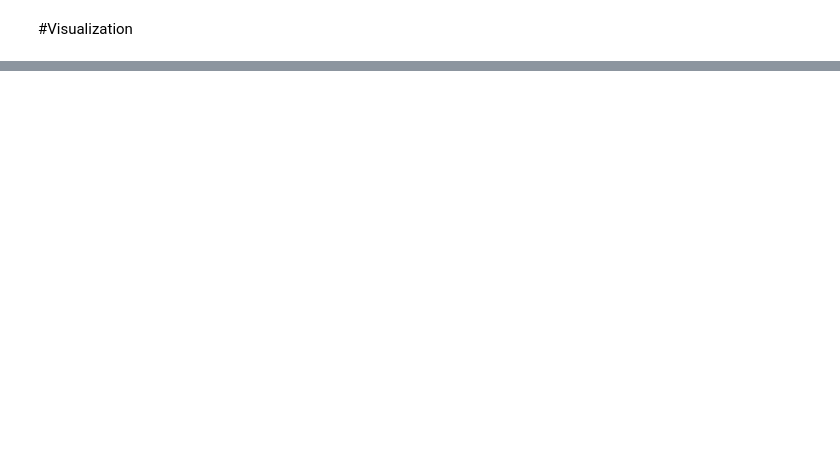
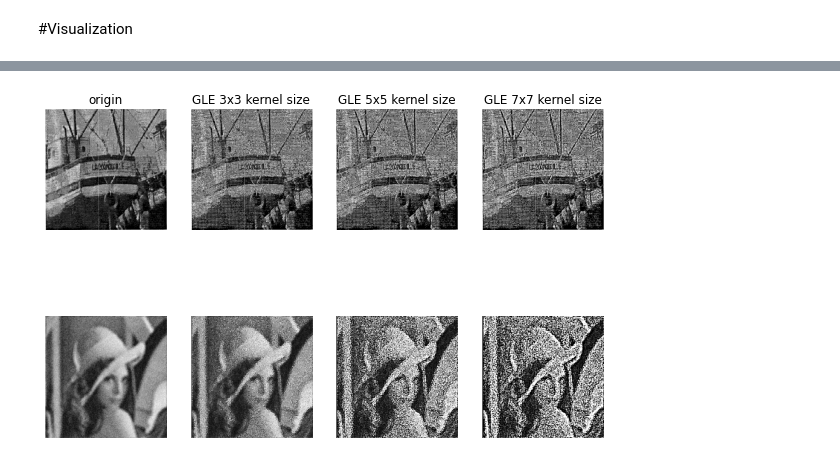
Before and after one commit to phamgialinhlx/robust-nonlinear-constract-enhancement-filters, a Jupyter notebook: ROBUST_NONLINEAR_CONTRAST_ENHANCEiMENT_FILTERS.ipynb, the cells around one changed output, grey strips where cells are left out. Drawn from its saved outputs; the diff is of its cells as text; code cells hidden in the pictures; blank space fills up the shorter version.

```diff
--- a/ROBUST_NONLINEAR_CONTRAST_ENHANCEiMENT_FILTERS.ipynb
+++ b/ROBUST_NONLINEAR_CONTRAST_ENHANCEiMENT_FILTERS.ipynb
@@ -237,0 +235,11 @@ visualize(2, 3, [girlGray, lle_w_smooth, lle, girlGray, gle_w_smooth, gle], ['or
+# %%
+gle_boat3x3 = gle_filter(boatGray, (3, 3))
+gle_boat5x5 = gle_filter(boatGray, (5, 5))
+gle_boat7x7 = gle_filter(boatGray, (7, 7))
+gle_girl3x3 = gle_filter(girlGray, (3, 3))
+gle_girl5x5 = gle_filter(girlGray, (5, 5))
+gle_girl7x7 = gle_filter(girlGray, (7, 7))
+# %%
+visualize(2, 4, [boatGray, gle_boat3x3, gle_boat5x5, gle_boat7x7, girlGray, gle_girl3x3, gle_girl5x5, gle_girl7x7], ['origin', 'GLE 3x3 kernel size', 'GLE 5x5 kernel size', 'GLE 7x7 kernel size', '', '', '', ''])
+# %% [output]
+[figure, added]
```
Also changed, not shown: parts of 20 cells of this notebook.
